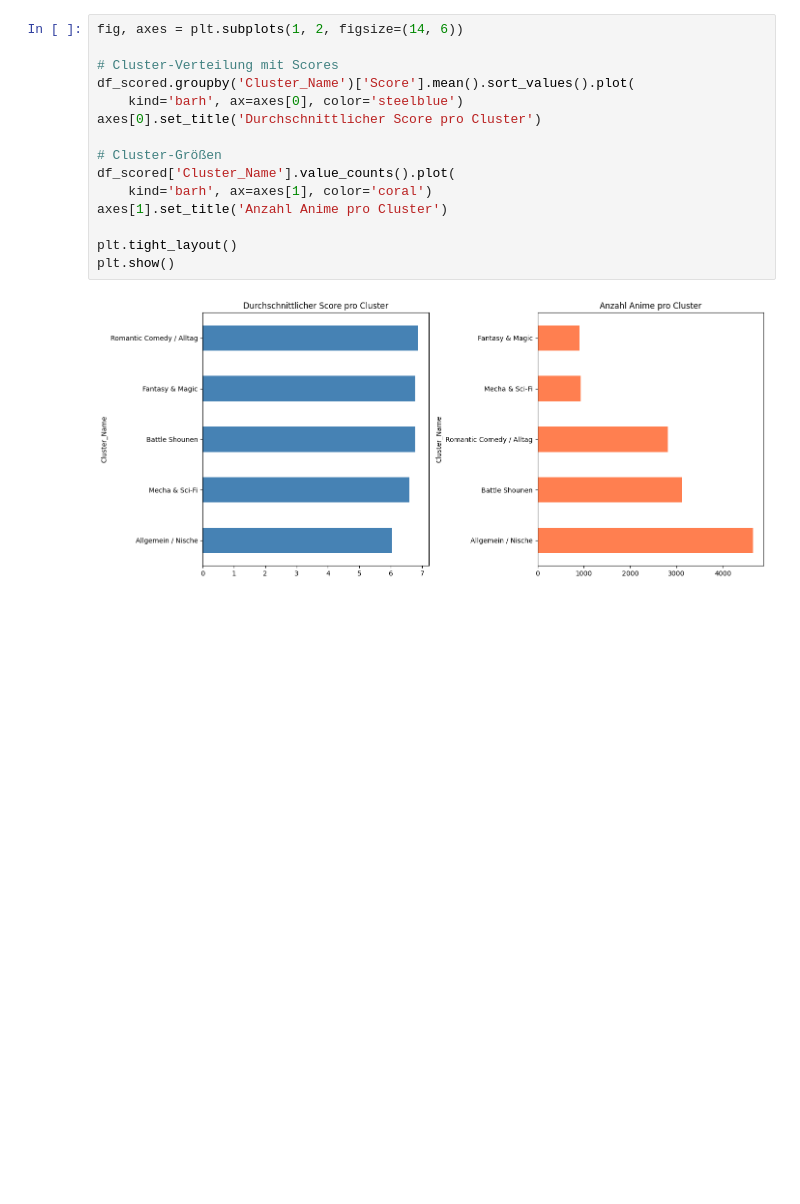
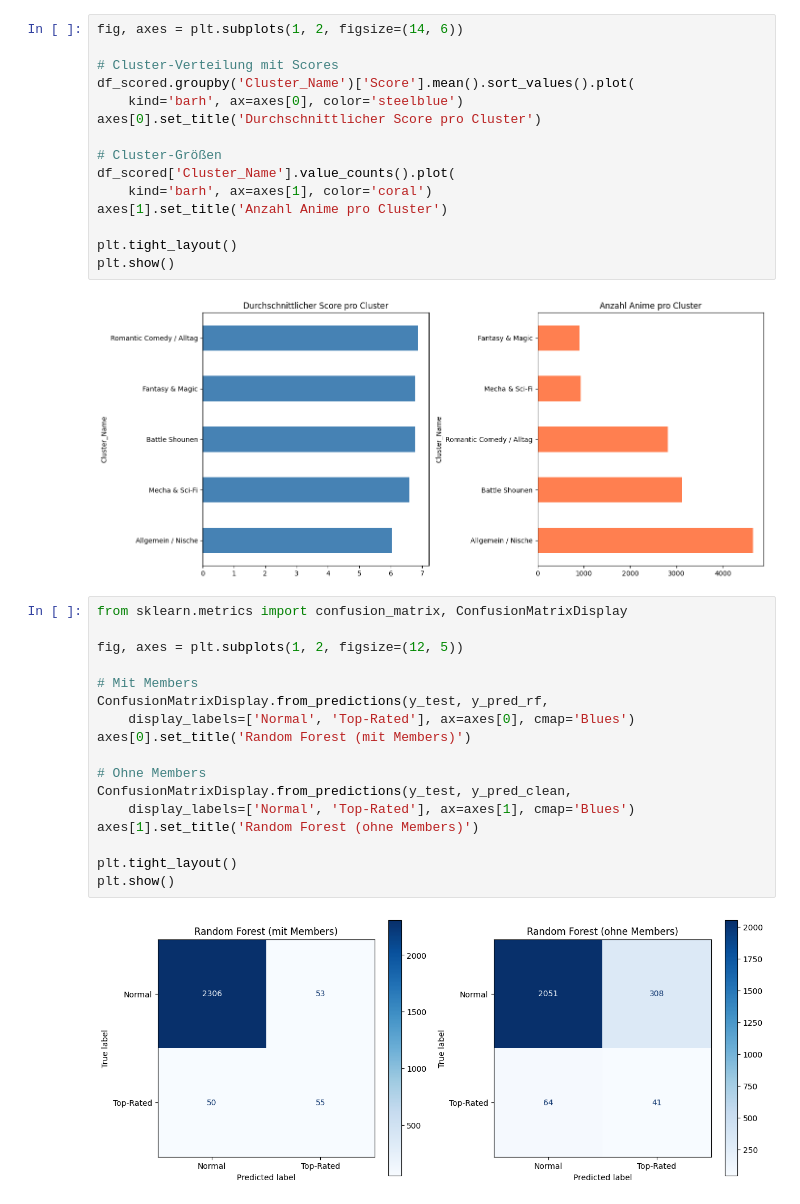
Before and after one commit to Johnny-my-boi/Portfolio_Projekt, a Jupyter notebook: notebooks/01_eda.ipynb, the cells around one changed output. Saved outputs shown, nothing was run; the diff lists cells and outputs as text; blank space fills up the shorter version.

Commit message:
Extras: Confusion Matrix, GridSearchCV Hyperparameter Tuning

```diff
--- a/notebooks/01_eda.ipynb
+++ b/notebooks/01_eda.ipynb
@@ -591,3 +591,22 @@ plt.tight_layout()
 plt.show()
 # %% [output]
 [figure]
+# %%
+from sklearn.metrics import confusion_matrix, ConfusionMatrixDisplay
+
+fig, axes = plt.subplots(1, 2, figsize=(12, 5))
+
+# Mit Members
+ConfusionMatrixDisplay.from_predictions(y_test, y_pred_rf,
+    display_labels=['Normal', 'Top-Rated'], ax=axes[0], cmap='Blues')
+axes[0].set_title('Random Forest (mit Members)')
+
+# Ohne Members
+ConfusionMatrixDisplay.from_predictions(y_test, y_pred_clean,
+    display_labels=['Normal', 'Top-Rated'], ax=axes[1], cmap='Blues')
+axes[1].set_title('Random Forest (ohne Members)')
+
+plt.tight_layout()
+plt.show()
+# %% [output]
+[figure, added]
```
Also changed, not shown: parts of 1 cell of this notebook.
